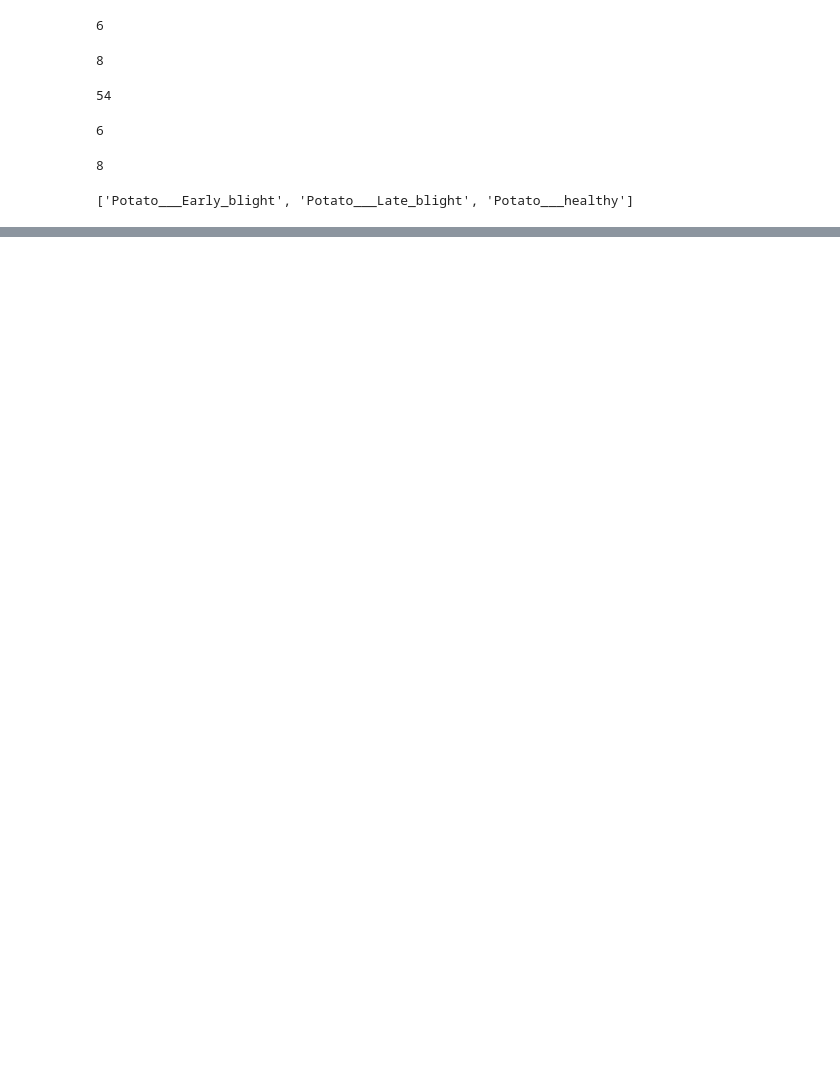
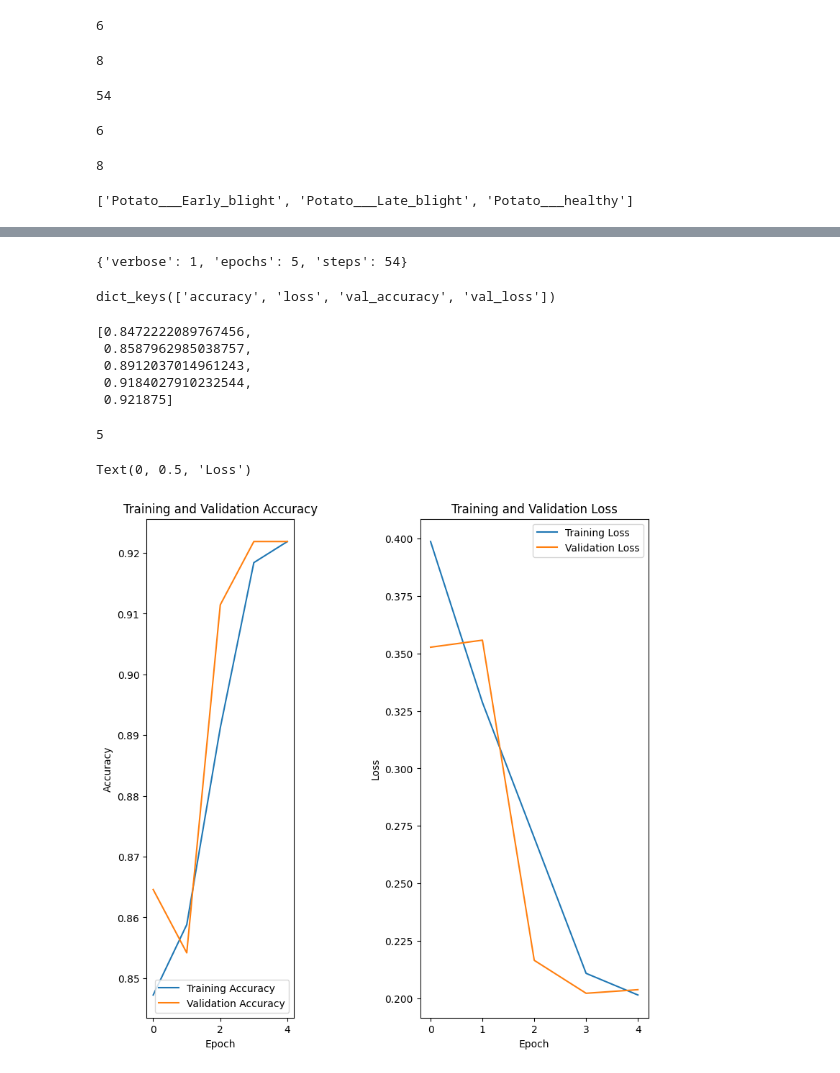
Before and after one commit to PRITHVI7RAJ/Potato_Plant_Disease_Classification, a Jupyter notebook: training/training.ipynb, the cells around one changed output, grey strips where cells are left out. Saved outputs shown, nothing was run; the diff lists cells and outputs as text; code cells hidden in the pictures; blank space fills up the shorter version.

```diff
--- a/training/training.ipynb
+++ b/training/training.ipynb
@@ -165,3 +165,17 @@ Model: "sequential_5"
  Total params: 3,742,979 (14.28 MB)
  Trainable params: 3,742,979 (14.28 MB)
  Non-trainable params: 0 (0.00 B)
+# %%
+model.compile(
+    optimizer='adam',
+    loss=tf.keras.losses.SparseCategoricalCrossentropy(from_logits=True),
+    metrics=['accuracy']
+)
+# %%
+history = model.fit(
+    train_ds,
+    epochs=5,  #epochs=EPOCHS
+    batch_size=BATCH_SIZE,
+    verbose=1,
+    validation_data=val_ds
+)
@@ -167,0 +205,46 @@ Model: "sequential_5"
+# %%
+history.params
+# %% [output]
+{'verbose': 1, 'epochs': 5, 'steps': 54}
+# %%
+history.history.keys()
+# %% [output]
+dict_keys(['accuracy', 'loss', 'val_accuracy', 'val_loss'])
+# %%
+history.history['accuracy']
+# %% [output]
+[0.8472222089767456,
+ 0.8587962985038757,
+ 0.8912037014961243,
+ 0.9184027910232544,
+ 0.921875]
+# %%
+len(history.history['accuracy'])
+# %% [output]
+5
+# %%
+acc = history.history['accuracy']
+val_acc = history.history['val_accuracy']
+
+loss = history.history['loss']
+val_loss = history.history['val_loss']
+# %%
+plt.figure(figsize=(9, 9))
+plt.subplot(1, 3, 1)
+plt.plot(range(5), acc, label='Training Accuracy')  #epochs=5 later change to EPOCHS
+plt.plot(range(5), val_acc, label='Validation Accuracy') #epochs=5 later change to EPOCHS
+plt.legend(loc='lower right')
+plt.title('Training and Validation Accuracy')
+plt.xlabel('Epoch')
+plt.ylabel('Accuracy')
+
+plt.subplot(1,2,2)
+plt.plot(range(5), loss, label='Training Loss')  #epochs=5 later change to EPOCHS
+plt.plot(range(5), val_loss, label='Validation Loss') #epochs=5 later change to EPOCHS
+plt.legend(loc='upper right')
+plt.title('Training and Validation Loss')
+plt.xlabel('Epoch')
+plt.ylabel('Loss')
+# %% [output]
+Text(0, 0.5, 'Loss')
+[figure, added]
```
Also changed, not shown: parts of 10 cells of this notebook, 1 other file.
